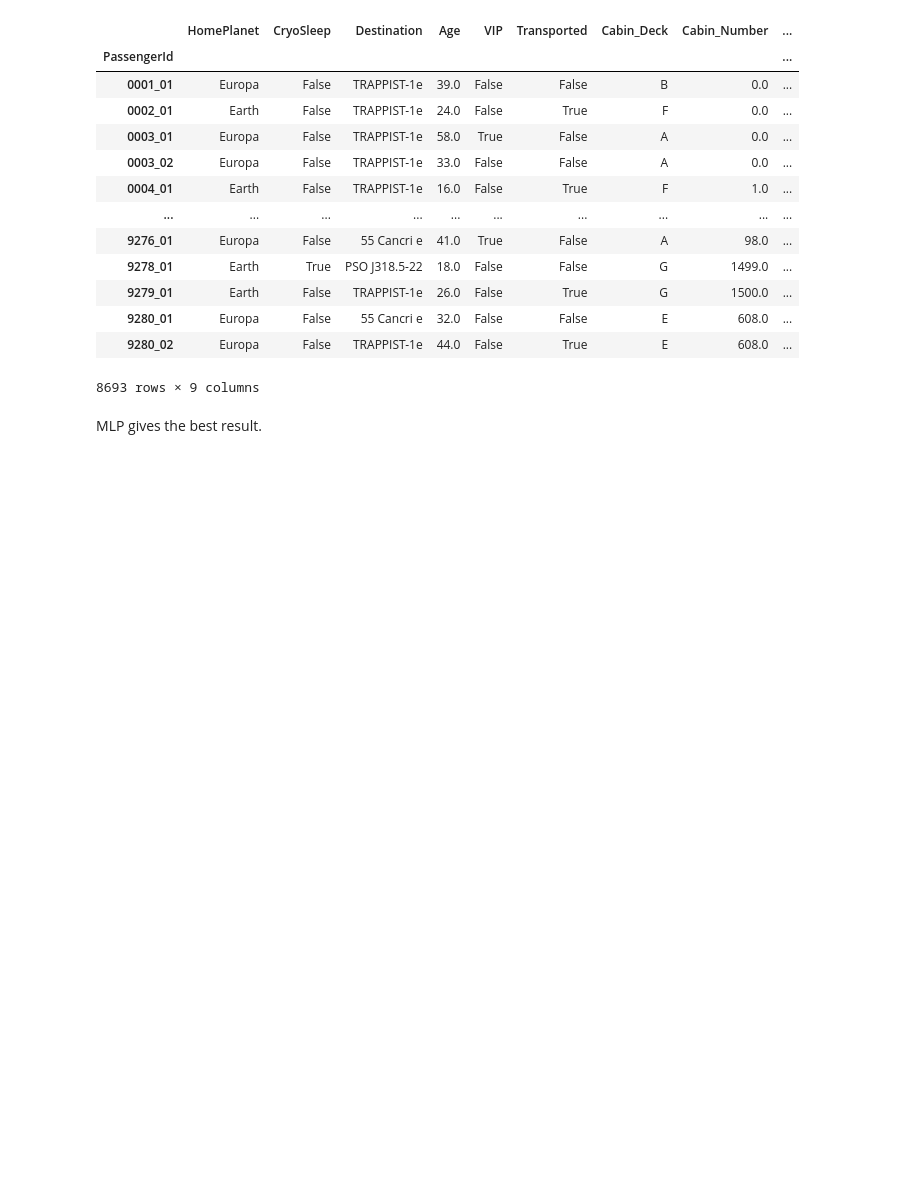
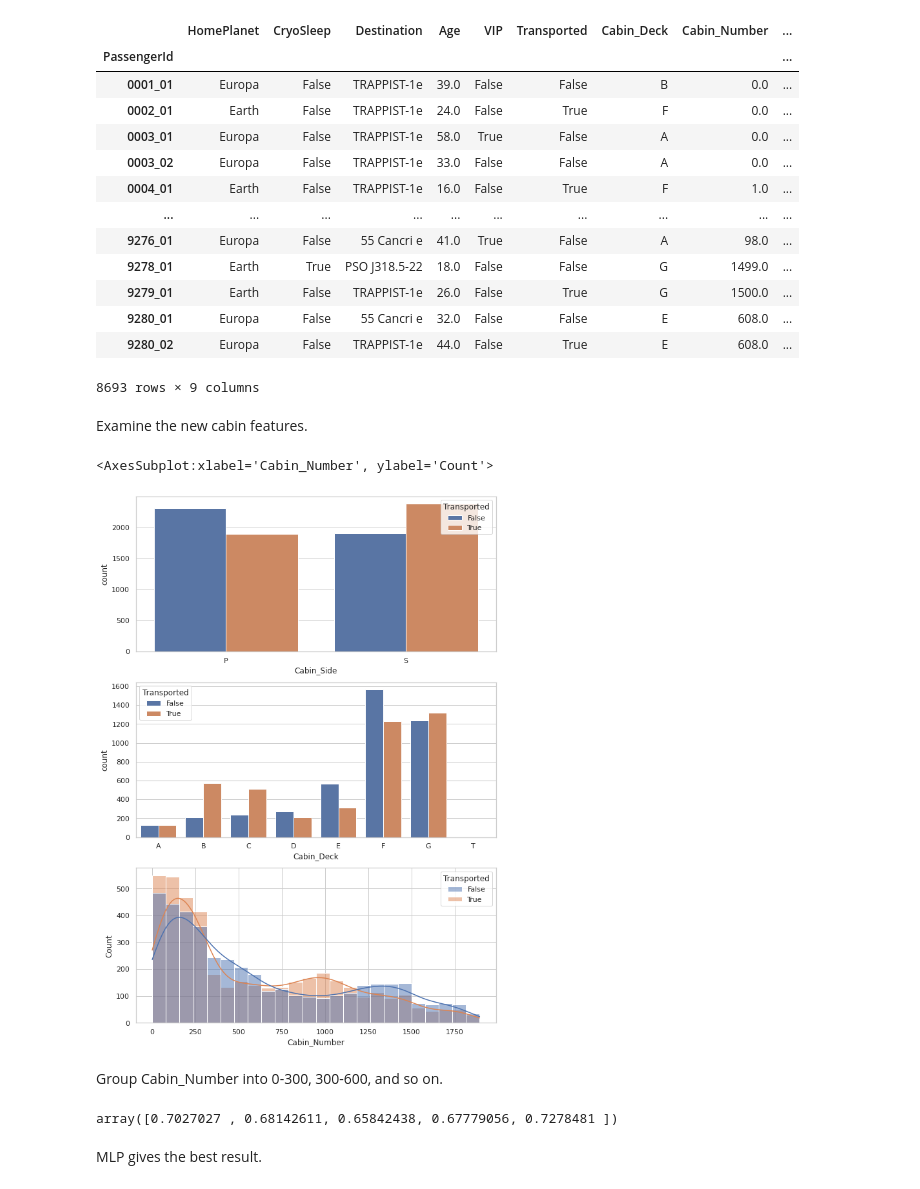
Before and after one commit to JuanDa14Sa/Kaggle, a Jupyter notebook: spaceship-titanic.ipynb, the cells around one changed output. Cells and saved outputs as stored; diff of their text form; code cells hidden in the pictures; blank space fills up the shorter version.

```diff
--- a/spaceship-titanic.ipynb
+++ b/spaceship-titanic.ipynb
@@ -138,6 +138,7 @@ class CabinTransformer(BaseEstimator, TransformerMixin):
         return X
 # %%
 trns = CabinTransformer()
+trns.fit_transform(test_data)
 trns.fit_transform(train_data)
 # %% [output]
 |  | HomePlanet | CryoSleep | Destination | Age | VIP | Transported | Cabin_Deck | Cabin_Number | ... |
@@ -154,3 +155,16 @@ trns.fit_transform(train_data)
 | 9280_01 | Europa | False | 55 Cancri e | 32.0 | False | False | E | 608.0 | ... |
 | 9280_02 | Europa | False | TRAPPIST-1e | 44.0 | False | True | E | 608.0 | ... |
 8693 rows × 9 columns
+# %% [markdown]
+Examine the new cabin features.
+# %%
+fig, axis = plt.subplots(3,1,figsize=(10,15))
+
+sns.countplot(data=train_data, x='Cabin_Side', hue=target, ax=axis[0])
+sns.countplot(data=train_data, x='Cabin_Deck', hue=target, ax=axis[1], order=['A','B','C','D','E','F','G','T'])
+sns.histplot(data=train_data, x='Cabin_Number', hue=target, ax=axis[2], kde=True)
+# %% [output]
+<AxesSubplot:xlabel='Cabin_Number', ylabel='Count'>
+[figure, added]
+# %% [markdown]
+Group Cabin_Number into 0-300, 300-600, and so on.
@@ -156,0 +203,8 @@ trns.fit_transform(train_data)
+# %%
+from sklearn.ensemble import RandomForestClassifier
+from sklearn.model_selection import cross_val_score
+
+model = RandomForestClassifier()
+cross_val_score(model,train_X,train_y,cv=5)
+# %% [output]
+array([0.7027027 , 0.68142611, 0.65842438, 0.67779056, 0.7278481 ])
```
Also changed, not shown: parts of 4 cells of this notebook.
